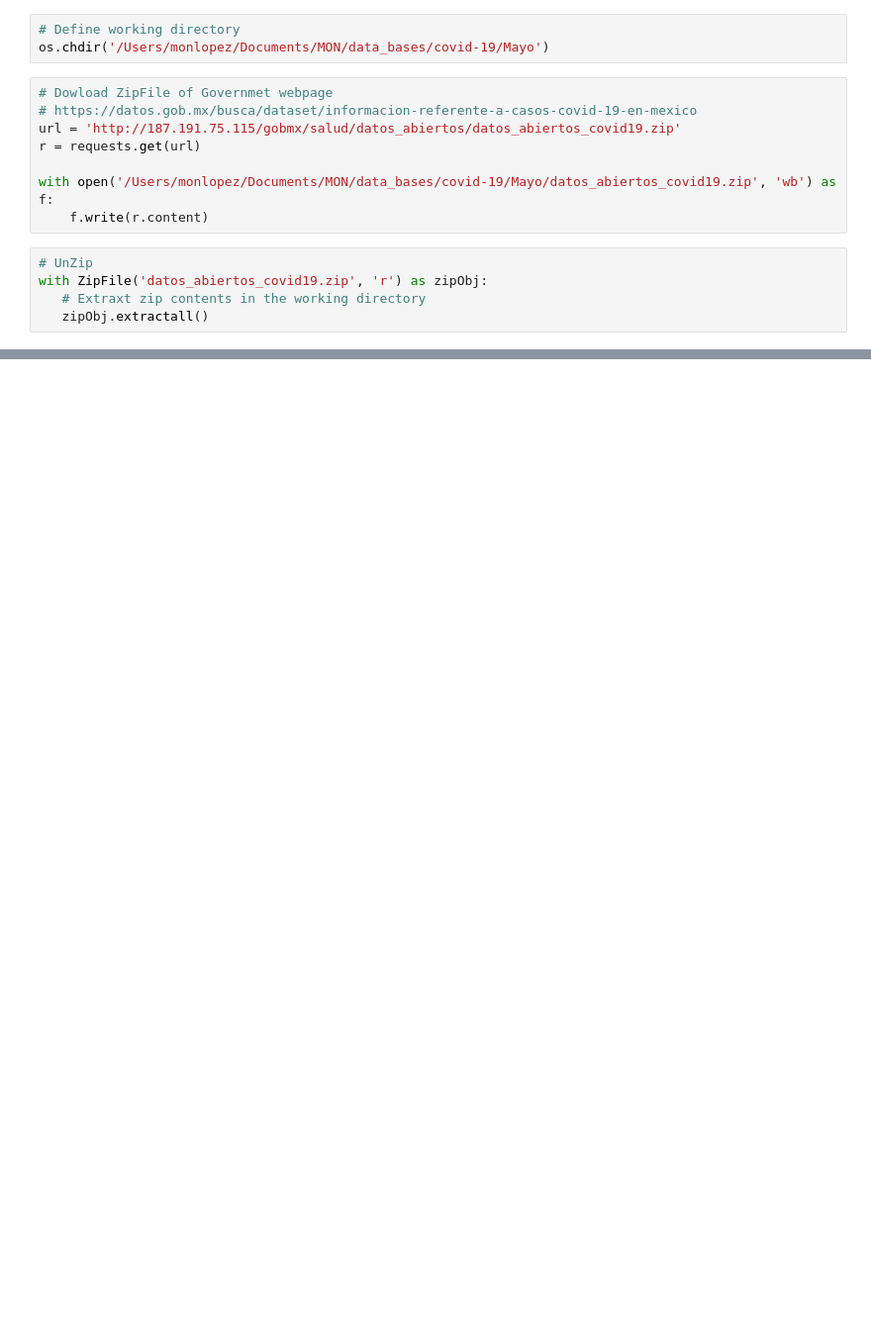
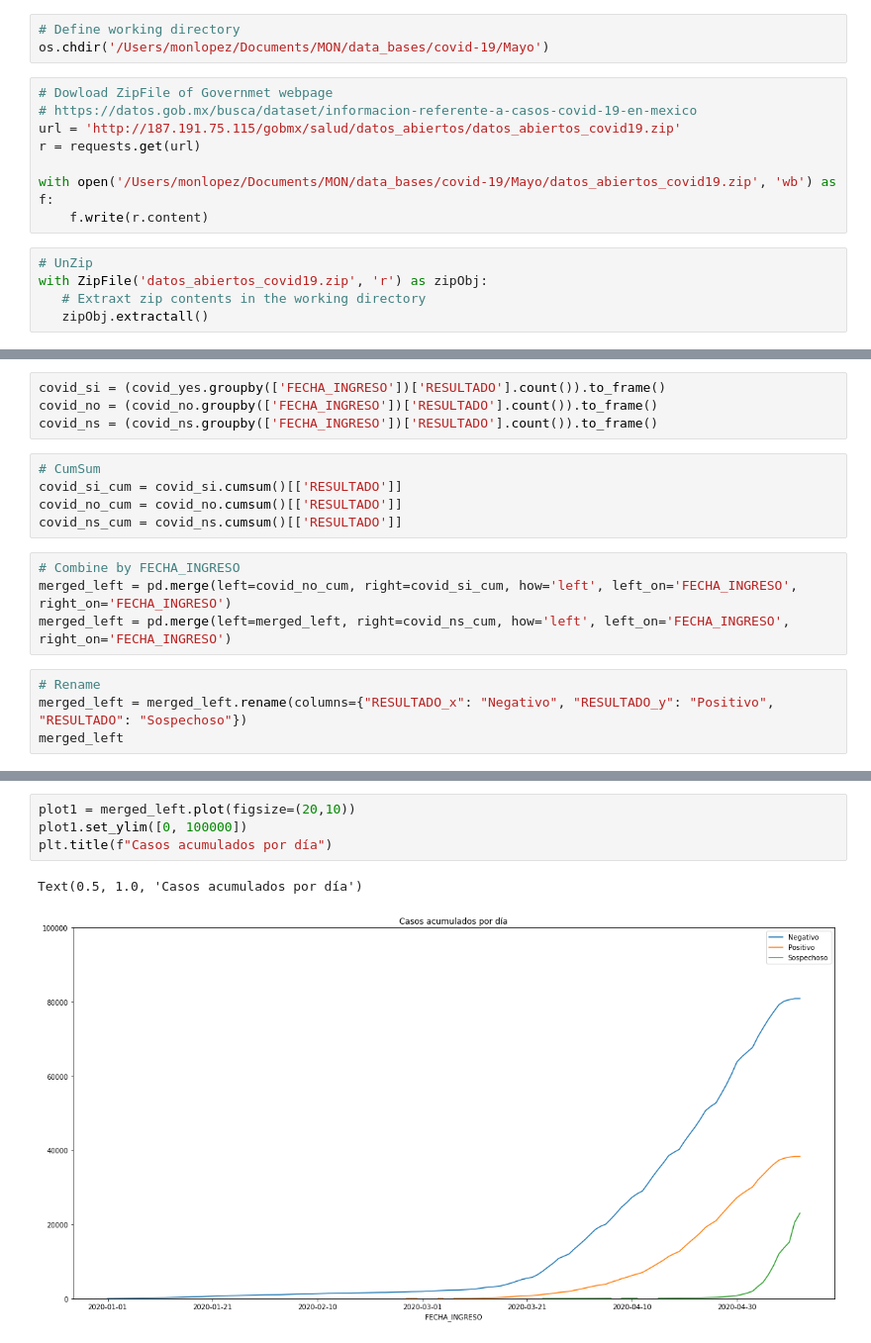
Before and after one commit to Monlo/COVID-19, a Jupyter notebook: Covid_19_May.ipynb, the cells around one changed output, grey strips where cells are left out. Shown at 99% size. Drawn from its saved outputs; the diff is of its cells as text; blank space fills up the shorter version.

```diff
--- a/Covid_19_May.ipynb
+++ b/Covid_19_May.ipynb
@@ -45,0 +54,17 @@ plot1.set_ylim([0, 30000])
+# %%
+covid_si = (covid_yes.groupby(['FECHA_INGRESO'])['RESULTADO'].count()).to_frame()
+covid_no = (covid_no.groupby(['FECHA_INGRESO'])['RESULTADO'].count()).to_frame()
+covid_ns = (covid_ns.groupby(['FECHA_INGRESO'])['RESULTADO'].count()).to_frame()
+# %%
+# CumSum
+covid_si_cum = covid_si.cumsum()[['RESULTADO']]
+covid_no_cum = covid_no.cumsum()[['RESULTADO']]
+covid_ns_cum = covid_ns.cumsum()[['RESULTADO']]
+# %%
+# Combine by FECHA_INGRESO
+merged_left = pd.merge(left=covid_no_cum, right=covid_si_cum, how='left', left_on='FECHA_INGRESO', right_on='FECHA_INGRESO')
+merged_left = pd.merge(left=merged_left, right=covid_ns_cum, how='left', left_on='FECHA_INGRESO', right_on='FECHA_INGRESO')
+# %%
+# Rename
+merged_left = merged_left.rename(columns={"RESULTADO_x": "Negativo", "RESULTADO_y": "Positivo", "RESULTADO": "Sospechoso"})
+merged_left
@@ -46,3 +86,10 @@ plot1.set_ylim([0, 30000])
+# %%
+plot1 = merged_left.plot(figsize=(20,10))
+plot1.set_ylim([0, 100000])
+plt.title(f"Casos acumulados por día")
+# %% [output]
+Text(0.5, 1.0, 'Casos acumulados por día')
+[figure, added]
 # %%
 # Grupping by result
 resultado = covid_19.groupby('RESULTADO').count()
```
Also changed, not shown: parts of 17 cells of this notebook.
